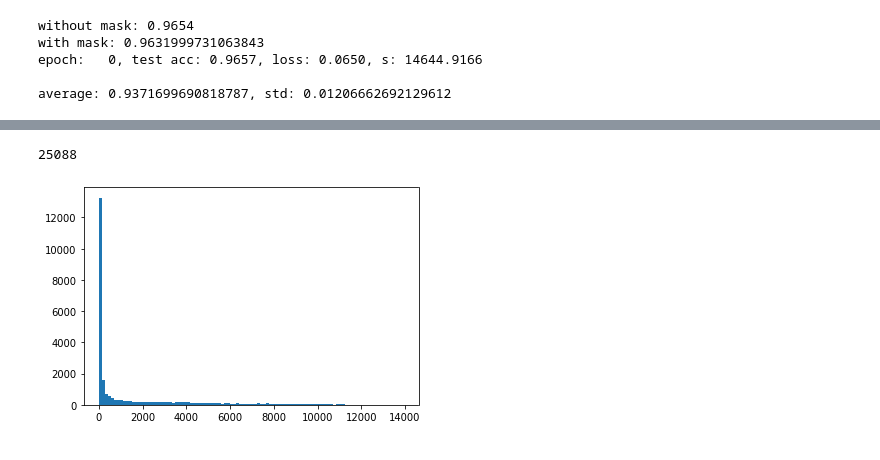
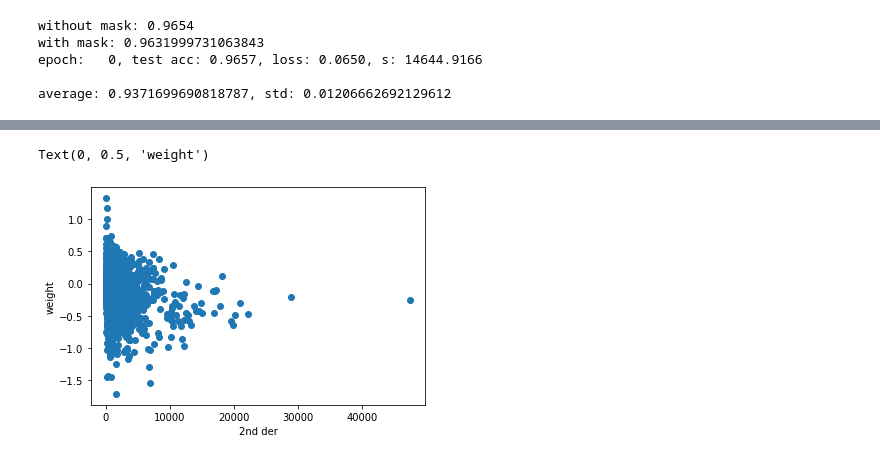
Before and after one commit to MariusAnje/SWIM, a Jupyter notebook: test_second_remove.ipynb, the cells around one changed output, grey strips where cells are left out. Cells and saved outputs as stored; diff of their text form; code cells hidden in the pictures.

```diff
--- a/test_second_remove.ipynb
+++ b/test_second_remove.ipynb
@@ -195,6 +195,8 @@ epoch:   0, test acc: 0.9657, loss: 0.0650, s: 14644.9166
 average: 0.9371699690818787, std: 0.01206662692129612
 # %%
 device = torch.device("cuda:0")
+state_dict = torch.load("saved.pt")
+model.load_state_dict(state_dict)
 model.to(device)
 model.clear_noise()
 model.clear_S_grad()
@@ -212,4 +207,7 @@ _ = plt.hist(fc2_gradS,100)
+# %%
+fc1_gradS_B = model.fc1.weightS.grad.data.cpu().view(-1).numpy()
+fc2_gradS_B = model.fc2.weightS.grad.data.cpu().view(-1).numpy()
+fc3_gradS_B = model.fc3.weightS.grad.data.cpu().view(-1).numpy()
+fc4_gradS_B = model.fc4.weightS.grad.data.cpu().view(-1).numpy()
 # %%
-fc3_gradS = model.fc3.weightS.grad.data.cpu().view(-1).numpy()
-print(len(fc3_gradS))
-_ = plt.hist(fc3_gradS,100)
+w = model.fc3.op.weight.data.cpu().view(-1).numpy()
@@ -219,7 +214,7 @@ _ = plt.hist(fc3_gradS,100)
-# %%
-fc3_gradS = model.fc1.weightS.grad.data.cpu().view(-1).numpy()
-print(len(fc3_gradS))
-_ = plt.hist(fc3_gradS,100)
-# %% [output]
-25088
-[figure, removed]
+# %%
+plt.scatter(fc3_gradS_B,w)
+plt.xlabel("2nd der")
+plt.ylabel("weight")
+# %% [output]
+Text(0, 0.5, 'weight')
+[figure, added]
```
Also changed, not shown: parts of 11 cells of this notebook, 2 other files.
